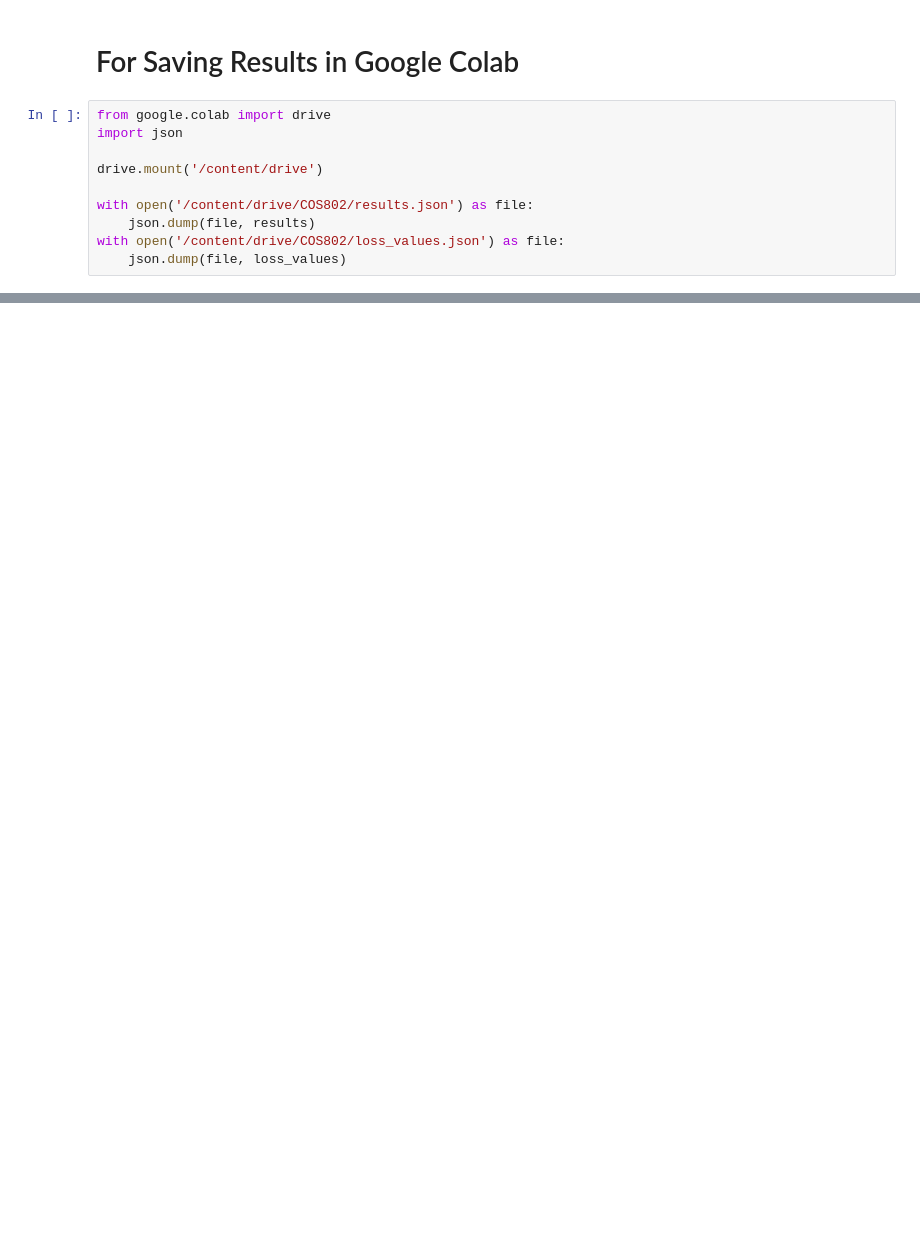
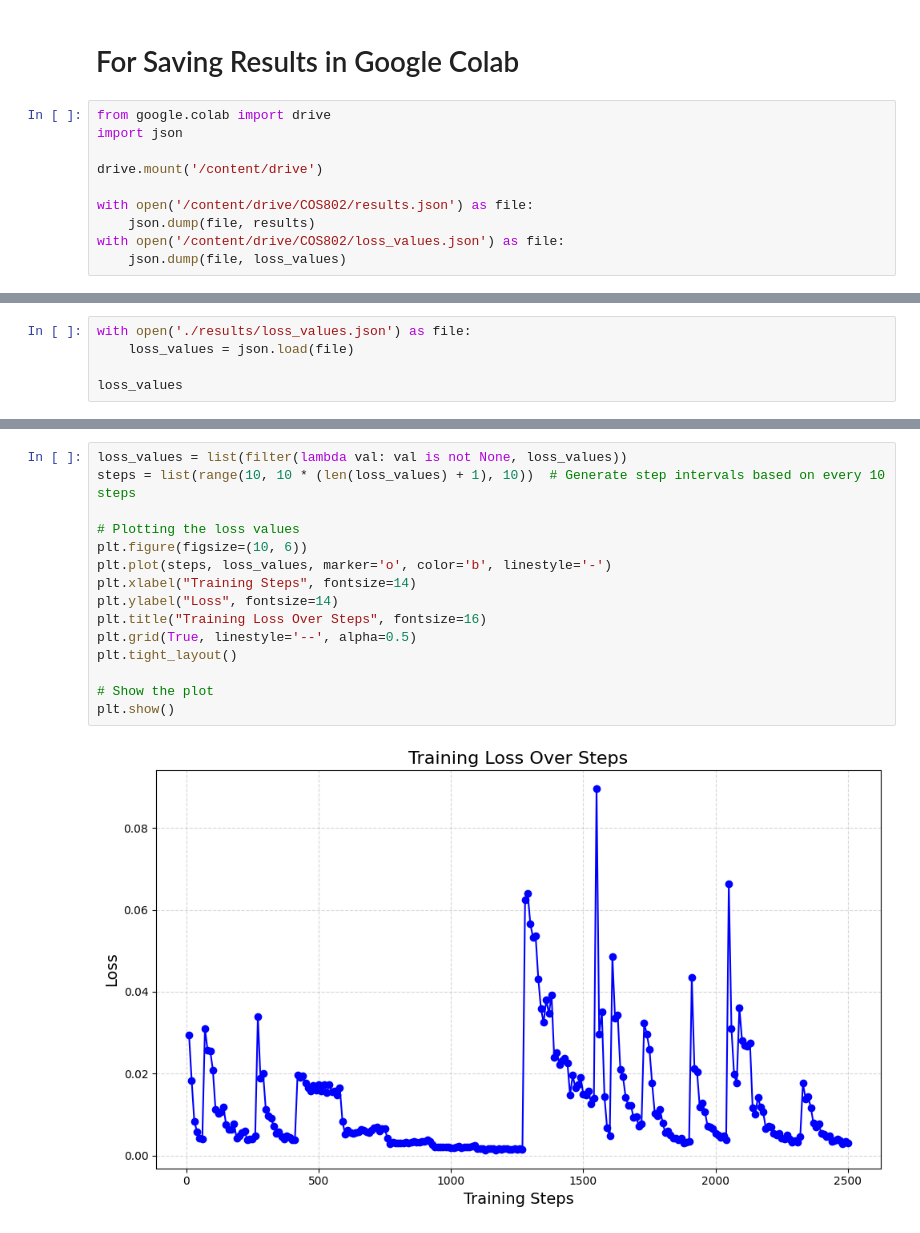
Before and after one commit to MichaelDuPlessis/COS802, a Jupyter notebook: sol.ipynb, the cells around one changed output, grey strips where cells are left out. Cells and saved outputs as stored; diff of their text form; blank space fills up the shorter version.

```diff
--- a/sol.ipynb
+++ b/sol.ipynb
@@ -292,0 +409,5 @@ with open('/content/drive/COS802/loss_values.json') as file:
+# %%
+with open('./results/loss_values.json') as file:
+    loss_values = json.load(file)
+
+loss_values
@@ -292,0 +432,17 @@ with open('/content/drive/COS802/loss_values.json') as file:
+# %%
+loss_values = list(filter(lambda val: val is not None, loss_values))
+steps = list(range(10, 10 * (len(loss_values) + 1), 10))  # Generate step intervals based on every 10 steps
+
+# Plotting the loss values
+plt.figure(figsize=(10, 6))
+plt.plot(steps, loss_values, marker='o', color='b', linestyle='-')
+plt.xlabel("Training Steps", fontsize=14)
+plt.ylabel("Loss", fontsize=14)
+plt.title("Training Loss Over Steps", fontsize=16)
+plt.grid(True, linestyle='--', alpha=0.5)
+plt.tight_layout()
+
+# Show the plot
+plt.show()
+# %% [output]
+[figure, added]
```
Also changed, not shown: parts of 10 cells of this notebook, 6 other files.
